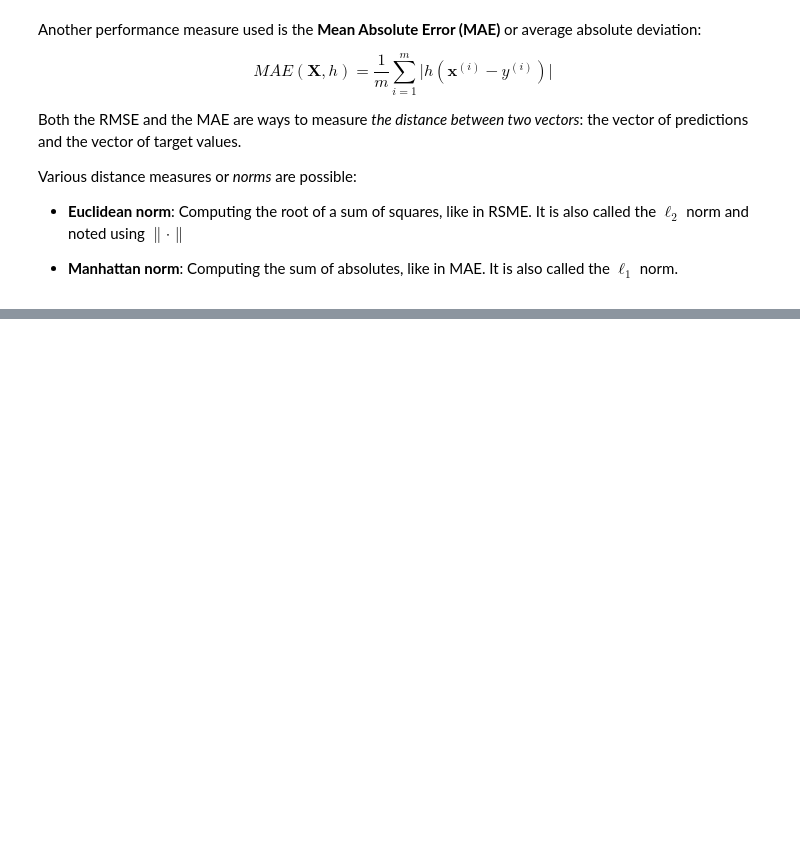
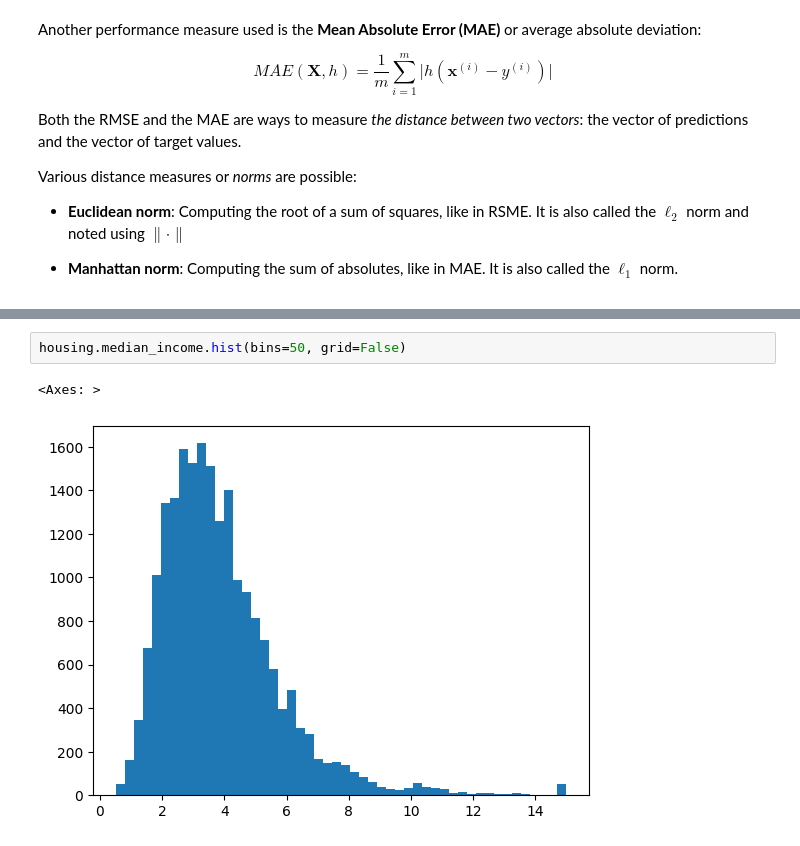
Before and after one commit to scaceresg/course-data-structures-py, a Jupyter notebook: sklearn-ageron.ipynb, the cells around one changed output, grey strips where cells are left out. Drawn from its saved outputs; the diff is of its cells as text; blank space fills up the shorter version.

```diff
--- a/sklearn-ageron.ipynb
+++ b/sklearn-ageron.ipynb
@@ -167,0 +416,5 @@ Various distance measures or *norms* are possible:
+# %%
+housing.median_income.hist(bins=50, grid=False)
+# %% [output]
+<Axes: >
+[figure, added]
```
Also changed, not shown: parts of 61 cells of this notebook.
